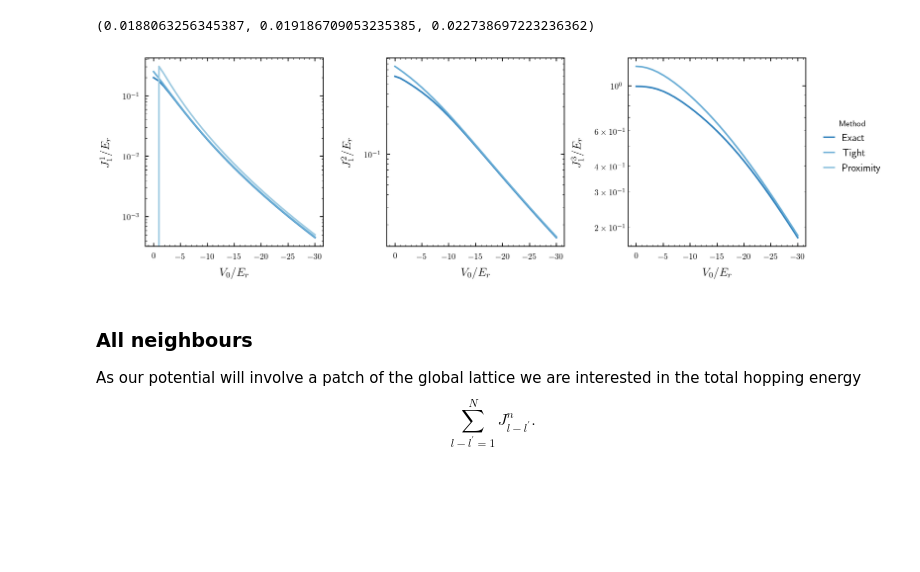
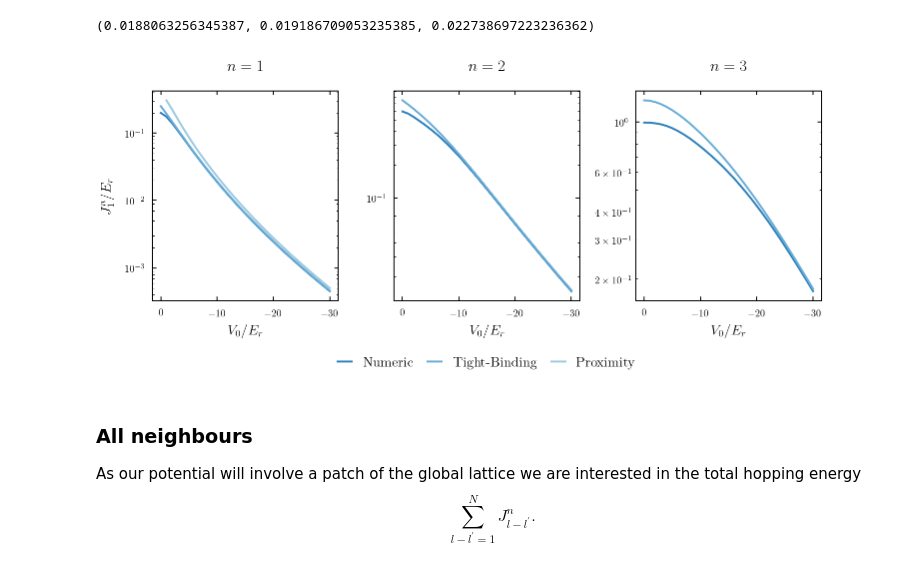
Before and after one commit to bodokaiser/bachelor-thesis, a Jupyter notebook: notebook/evaluation/lattice-scales.ipynb, the cells around one changed output. Drawn from its saved outputs; the diff is of its cells as text; code cells hidden in the pictures; blank space fills up the shorter version.

```diff
--- a/notebook/evaluation/lattice-scales.ipynb
+++ b/notebook/evaluation/lattice-scales.ipynb
@@ -198,36 +202,37 @@ J_nn_ex[10,0], J_nn_tb[10,0], J_nn_pr[10]
 # %%
 fig, axes = plt.subplots(ncols=3, figsize=(12, 4))
 
+axes[0].set_title('$n=1$')
 axes[0].set_xlabel('$V_0/E_r$')
-axes[0].set_ylabel('$J^1_1/E_r$')
-axes[0].plot(V0, J_nn_ex[:,0], label='Exact', color=cmap.colors[0])
-axes[0].plot(V0, J_nn_tb[:,0], label='Tight', color=cmap.colors[1])
-axes[0].plot(V0, J_nn_pr, label='Proximity', color=cmap.colors[2])
+axes[0].plot(V0, J_nn_ex[:,0], label='Numeric', color=cmap.colors[0])
+axes[0].plot(V0, J_nn_tb[:,0], label='Tight-Binding', color=cmap.colors[1])
+axes[0].plot(V0[1:], J_nn_pr[1:], label='Proximity', color=cmap.colors[2])
 axes[0].set_xlim(axes[0].get_xlim()[::-1])
 axes[0].set_yscale('log')
 
+axes[1].set_title('$n=2$')
 axes[1].set_xlabel('$V_0/E_r$')
-axes[1].set_ylabel('$J^2_1/E_r$')
 axes[1].plot(V0, J_nn_ex[:,1], label='Exact', color=cmap.colors[0])
-axes[1].plot(V0, J_nn_tb[:,1], label='Tight', color=cmap.colors[1])
+axes[1].plot(V0, J_nn_tb[:,1], label='Tight-Binding', color=cmap.colors[1])
 axes[1].set_xlim(axes[1].get_xlim()[::-1])
 axes[1].set_yscale('log')
 
+axes[2].set_title('$n=3$')
 axes[2].set_xlabel('$V_0/E_r$')
-axes[2].set_ylabel('$J^3_1/E_r$')
 axes[2].plot(V0, J_nn_ex[:,2], label='Exact', color=cmap.colors[0])
-axes[2].plot(V0, J_nn_tb[:,2], label='Tight', color=cmap.colors[1])
+axes[2].plot(V0, J_nn_tb[:,2], label='Tight-Binding', color=cmap.colors[1])
 axes[2].set_xlim(axes[2].get_xlim()[::-1])
 axes[2].set_yscale('log')
 
-handles, labels = axes[0].get_legend_handles_labels()
+axes[0].legend(loc='upper center', bbox_to_anchor=(1.8, -0.2), ncol=3)
+axes[0].set_ylabel('$J^n_1/E_r$')
 
-plt.figlegend(handles, labels, loc='center right', title='Method', bbox_to_anchor=(1.1, 0.58))
-plt.tight_layout()
+plt.subplots_adjust(hspace=.4, wspace=.3, top=.98, bottom=.25)
 plt.savefig(os.path.join(figdir, 'hopping-nn.pdf'))
+plt.savefig(os.path.join(figdir, 'hopping-nn.pgf'))
 plt.show()
 # %% [output]
-[figure, old version]
+[figure, new version]
 # %% [markdown]
 ### All neighbours
 
```
Also changed, not shown: parts of 4 cells of this notebook, 12 other files.
